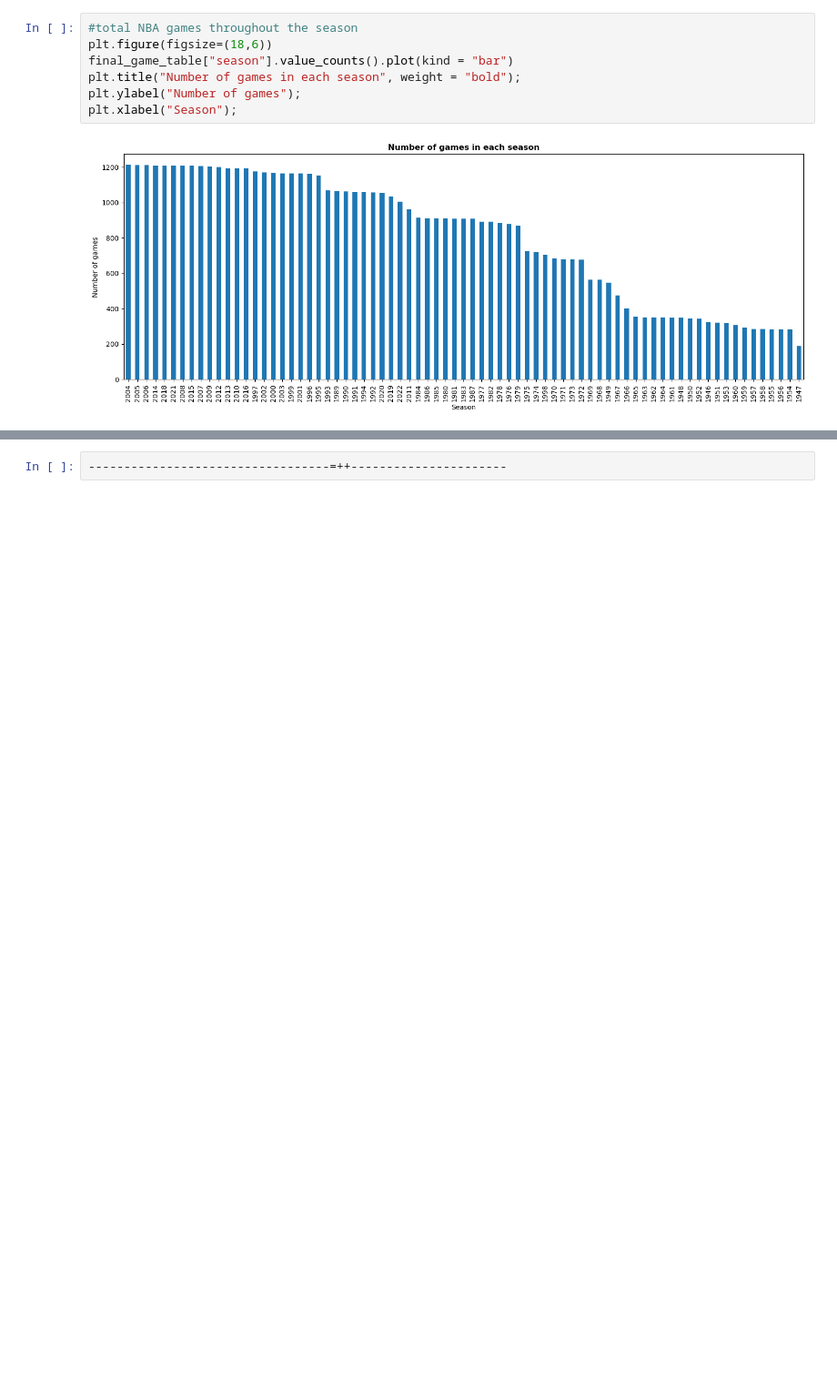
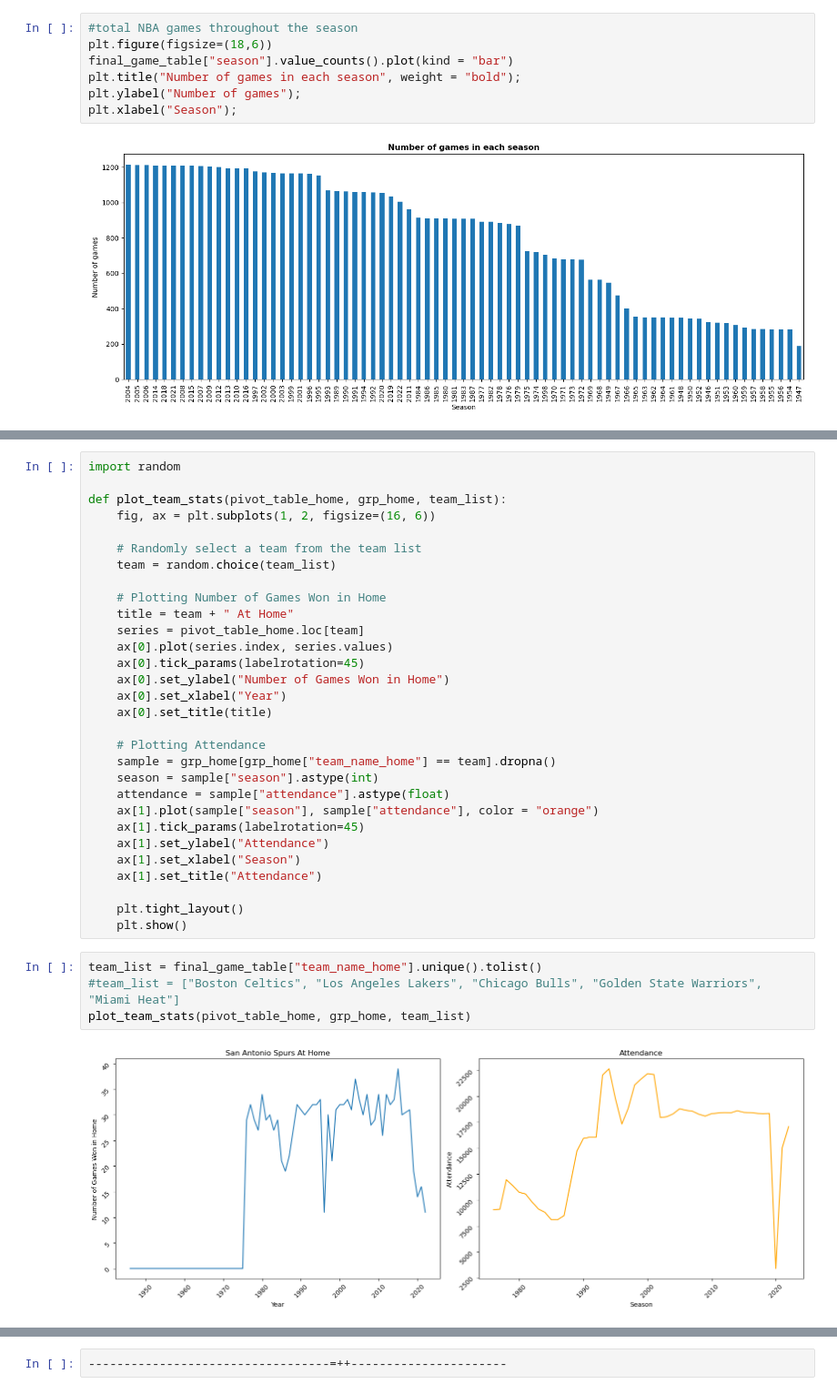
Before and after one commit to mdrhmn48/nba_data_analysis, a Jupyter notebook: nba_pandas.ipynb, the cells around one changed output, grey strips where cells are left out. Shown at 91% size. Saved outputs shown, nothing was run; the diff lists cells and outputs as text; blank space fills up the shorter version.

```diff
--- a/nba_pandas.ipynb
+++ b/nba_pandas.ipynb
@@ -414 +496,37 @@ plot_bar(grp=grp1, season=2021)
+# %%
+import random
+
+def plot_team_stats(pivot_table_home, grp_home, team_list):
+    fig, ax = plt.subplots(1, 2, figsize=(16, 6))
+
+    # Randomly select a team from the team list
+    team = random.choice(team_list)
+
+    # Plotting Number of Games Won in Home
+    title = team + " At Home"
+    series = pivot_table_home.loc[team]
+    ax[0].plot(series.index, series.values)
+    ax[0].tick_params(labelrotation=45)
+    ax[0].set_ylabel("Number of Games Won in Home")
+    ax[0].set_xlabel("Year")
+    ax[0].set_title(title)
+
+    # Plotting Attendance
+    sample = grp_home[grp_home["team_name_home"] == team].dropna()
+    season = sample["season"].astype(int)
+    attendance = sample["attendance"].astype(float)
+    ax[1].plot(sample["season"], sample["attendance"], color = "orange")
+    ax[1].tick_params(labelrotation=45)
+    ax[1].set_ylabel("Attendance")
+    ax[1].set_xlabel("Season")
+    ax[1].set_title("Attendance")
+
+    plt.tight_layout()
+    plt.show()
+# %%
+team_list = final_game_table["team_name_home"].unique().tolist()
+#team_list = ["Boston Celtics", "Los Angeles Lakers", "Chicago Bulls", "Golden State Warriors", "Miami Heat"]
+plot_team_stats(pivot_table_home, grp_home, team_list)
+# %% [output]
+[figure, added]
 # %%
```
Also changed, not shown: parts of 18 cells of this notebook.
